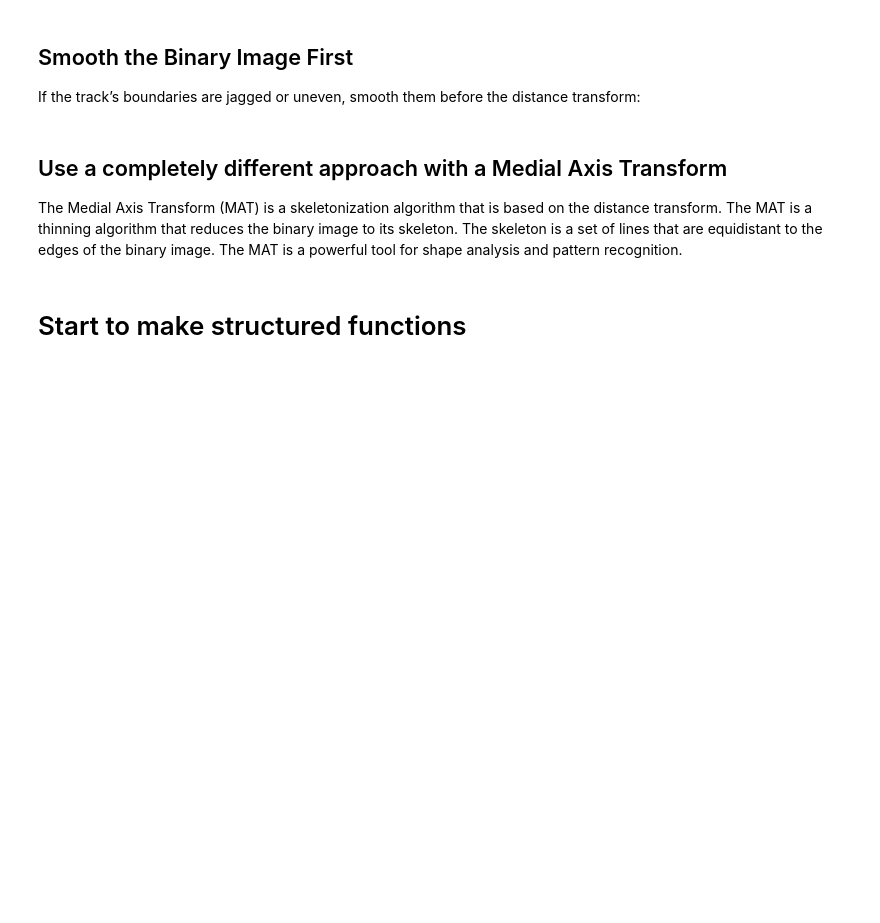
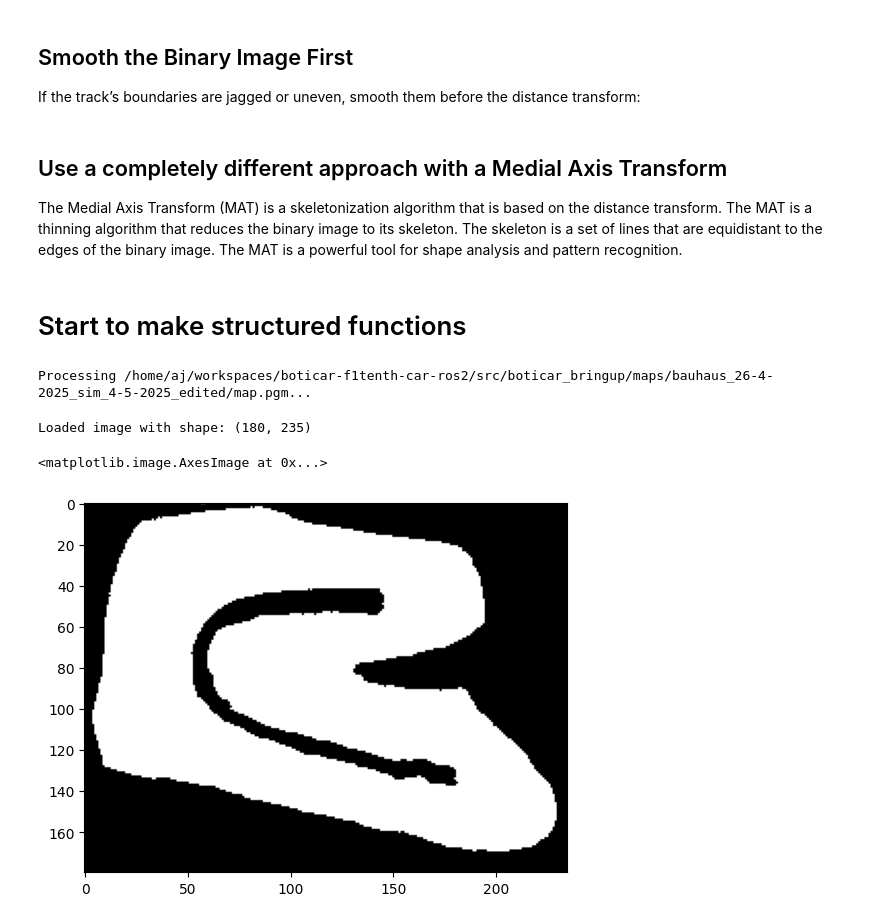
Before and after one commit to anjrew/race-lines-optimization, a Jupyter notebook: notebooks/track_coordinates.ipynb, the cells around one changed output. Saved outputs shown, nothing was run; the diff lists cells and outputs as text; code cells hidden in the pictures; blank space fills up the shorter version.

```diff
--- a/notebooks/track_coordinates.ipynb
+++ b/notebooks/track_coordinates.ipynb
@@ -279,3 +284,11 @@ if output_path:
+# %%
+image_path = Path('.').parent / '/home/aj/workspaces/boticar-f1tenth-car-ros2/src/boticar_bringup/maps/bauhaus_26-4-2025_sim_4-5-2025_edited/map.pgm'
+output_path = Path('.').parent / '../output'
+output_path.mkdir(exist_ok=True)
+
+print(f"Processing {image_path}...")
+# %% [output]
+Processing /home/aj/workspaces/boticar-f1tenth-car-ros2/src/boticar_bringup/maps/bauhaus_26-4-2025_sim_4-5-2025_edited/map.pgm...
 # %%
 def load_binary_image(image_path: str, invert: bool) -> np.ndarray:
     """
@@ -294,6 +307,13 @@ def load_binary_image(image_path: str, invert: bool) -> np.ndarray:
     if invert:
         binary = 255 - binary
     return binary
+# %%
+img = load_binary_image(image_path, invert=False)
+plt.imshow(img, cmap='gray')
+# %% [output]
+Loaded image with shape: (180, 235)
+<matplotlib.image.AxesImage at 0x...>
+[figure, added]
 # %%
 def find_outer_border(binary_image: cv2.typing.MatLike) -> cv2.typing.MatLike:
    contours, _ = cv2.findContours(binary_image, cv2.RETR_EXTERNAL, cv2.CHAIN_APPROX_SIMPLE)
```
Also changed, not shown: parts of 3 cells of this notebook.
